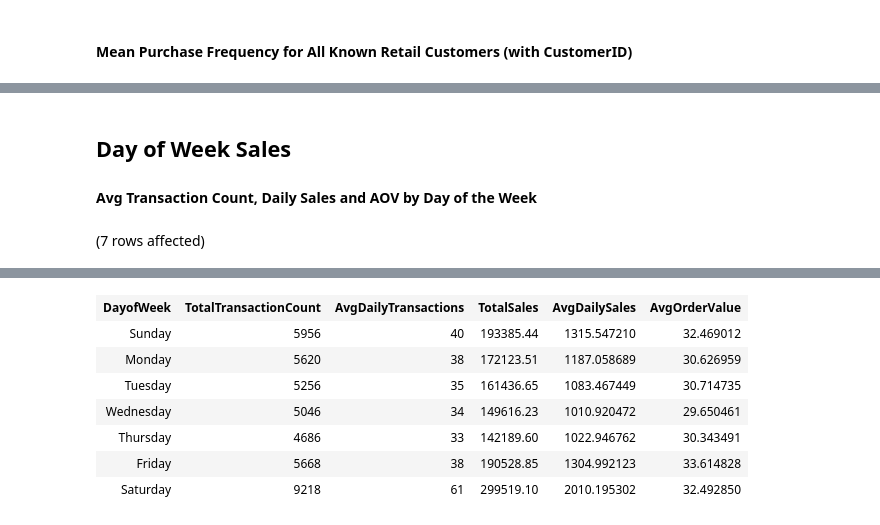
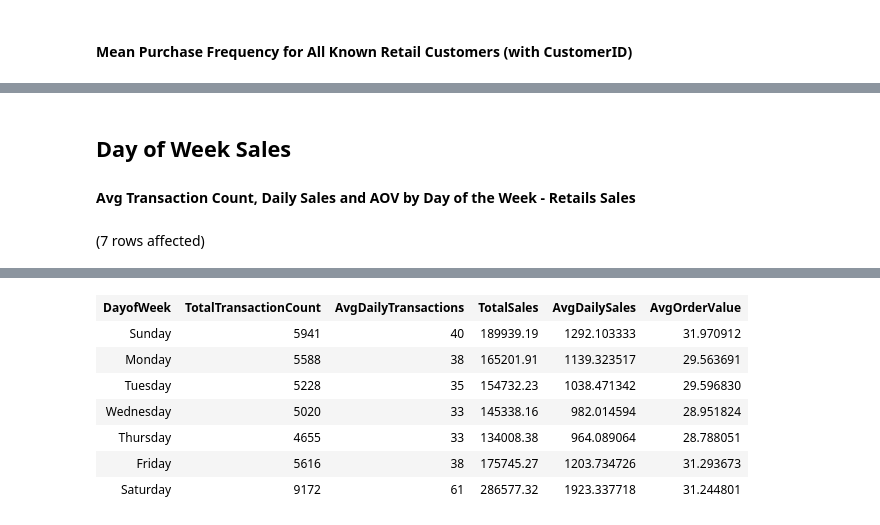
Before and after one commit to msemilyadler/BulkGrocery, a Jupyter notebook: BulkGrocery Data Exploration.ipynb, the cells around one changed output, grey strips where cells are left out. Drawn from its saved outputs; the diff is of its cells as text; code cells hidden in the pictures.

```diff
--- a/BulkGrocery Data Exploration.ipynb
+++ b/BulkGrocery Data Exploration.ipynb
@@ -577,7 +623,8 @@ Total execution time: 00:00:00.128
 | 33 | 5 |
 # %% [markdown]
 ## Day of Week Sales
-#### Avg Transaction Count, Daily Sales and AOV by Day of the Week
+
+#### Avg Transaction Count, Daily Sales and AOV by Day of the Week - Retails Sales
 # %%
 -- Create a CTE of Daily Sales
 WITH Daily AS(
@@ -592,6 +639,10 @@ WITH Daily AS(
         SalesOrderLines AS l
         JOIN SalesOrders AS o
         ON l.OrderID = o.OrderID
+        JOIN DimCustomers AS c
+        ON o.CustomerID = c.CustomerID
+
+    WHERE c.CustomerType = 'Retail'
 
     GROUP BY o.OrderDate
 )
@@ -613,8 +664,8 @@ Total execution time: 00:00:00.132
 | DayofWeek | TotalTransactionCount | AvgDailyTransactions | TotalSales | AvgDailySales | AvgOrderValue |
-| Sunday | 5956 | 40 | 193385.44 | 1315.547210 | 32.469012 |
-| Monday | 5620 | 38 | 172123.51 | 1187.058689 | 30.626959 |
-| Tuesday | 5256 | 35 | 161436.65 | 1083.467449 | 30.714735 |
-| Wednesday | 5046 | 34 | 149616.23 | 1010.920472 | 29.650461 |
-| Thursday | 4686 | 33 | 142189.60 | 1022.946762 | 30.343491 |
-| Friday | 5668 | 38 | 190528.85 | 1304.992123 | 33.614828 |
-| Saturday | 9218 | 61 | 299519.10 | 2010.195302 | 32.492850 |
+| Sunday | 5941 | 40 | 189939.19 | 1292.103333 | 31.970912 |
+| Monday | 5588 | 38 | 165201.91 | 1139.323517 | 29.563691 |
+| Tuesday | 5228 | 35 | 154732.23 | 1038.471342 | 29.596830 |
+| Wednesday | 5020 | 33 | 145338.16 | 982.014594 | 28.951824 |
+| Thursday | 4655 | 33 | 134008.38 | 964.089064 | 28.788051 |
+| Friday | 5616 | 38 | 175745.27 | 1203.734726 | 31.293673 |
+| Saturday | 9172 | 61 | 286577.32 | 1923.337718 | 31.244801 |
```
Also changed, not shown: parts of 21 cells of this notebook, 9 other files.
